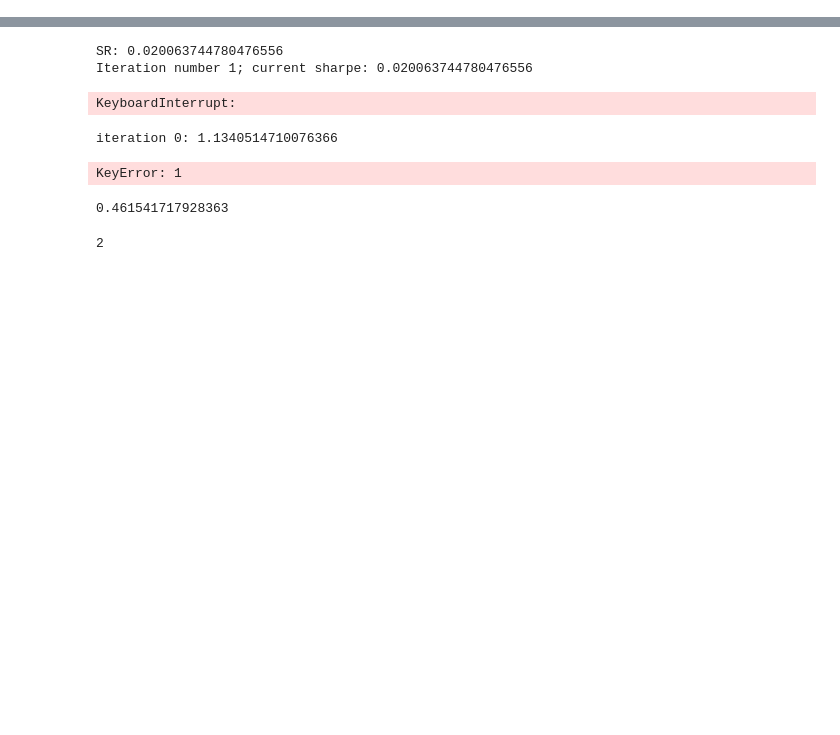
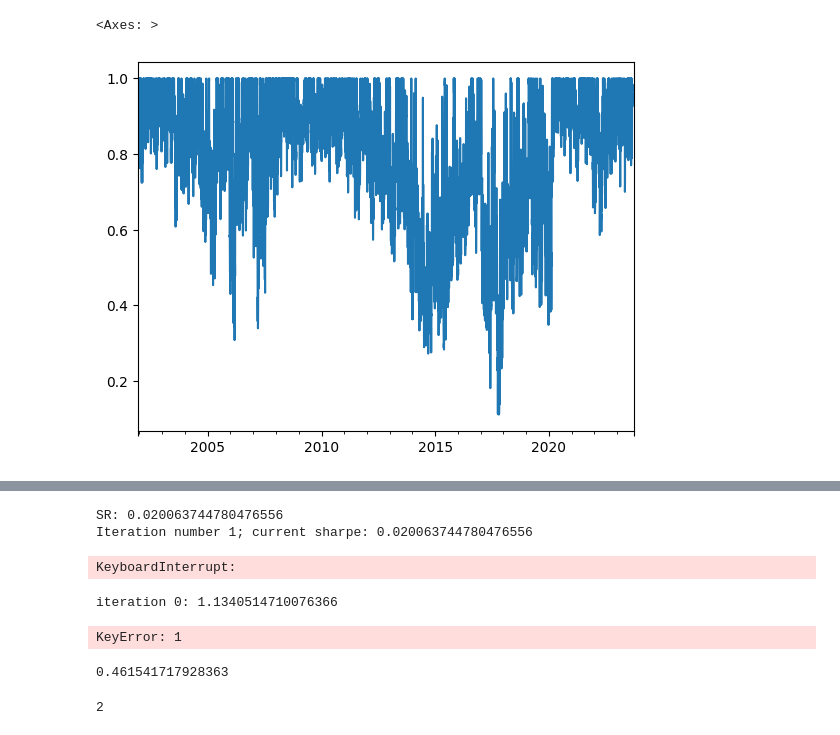
Before and after one commit to cvxgrp/markowitz-reference, a Jupyter notebook: experiments/playground.ipynb, the cells around one changed output, grey strips where cells are left out. Saved outputs shown, nothing was run; the diff lists cells and outputs as text; code cells hidden in the pictures; blank space fills up the shorter version.

```diff
--- a/experiments/playground.ipynb
+++ b/experiments/playground.ipynb
@@ -213,0 +532,5 @@ results2, duals2 = run_markowitz(
+# %%
+results.cash_weight.plot()
+# %% [output]
+<Axes: >
+[figure, added]
```
Also changed, not shown: parts of 61 cells of this notebook, 4 other files.
